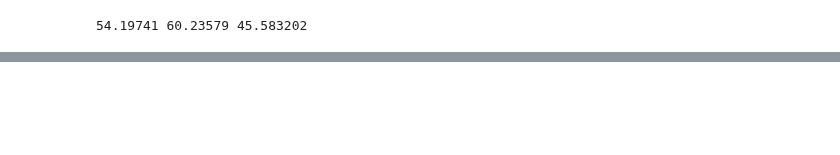
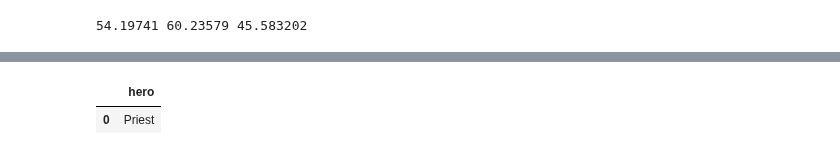
Before and after one commit to gustavo-cornejo/RecSist-Proyecto, a Jupyter notebook: win_rate_prediction.ipynb, the cells around one changed output, grey strips where cells are left out. Saved outputs shown, nothing was run; the diff lists cells and outputs as text; code cells hidden in the pictures; blank space fills up the shorter version.

Commit message:
nuevas redes neuronales para el winrate

```diff
--- a/win_rate_prediction.ipynb
+++ b/win_rate_prediction.ipynb
@@ -285,0 +300,8 @@ model.save("win_rate_NN.keras")
+# %%
+model = keras.models.load_model("win_rate_NN.keras") # importación modelo red neuronal
+#model.summary()
+
+with open("Entrega 2/encoder", "rb") as f:
+    encoder = pickle.load(f)
+with open("win_rate_RF.pkl", "rb") as f:
+    rf = pickle.load(f) # importación modelo random forest
@@ -285,0 +332,14 @@ model.save("win_rate_NN.keras")
+# %%
+mazo_gen_num = data.iloc[5][[f'card_{i}' for i in range(30)]] #if i!=np.int64(2836) else np.random.sample(total_cards2)
+mazo_gen_num  = pd.DataFrame(mazo_gen_num).transpose().reset_index().drop(columns=["index"])
+mazo_gen_num
+mazo_gen_cat1 = pd.DataFrame([{"hero":data.iloc[5]['hero']}])
+mazo_gen_cat2 = pd.DataFrame([{"craft_cost":5645}])
+display(mazo_gen_cat1)
+# encoded_categorical = encoder.transform(mazo_gen_cat)
+# encoded_df = pd.DataFrame(encoded_categorical, columns=encoder.get_feature_names_out())
+# final_df = pd.concat([mazo_gen_cat2,mazo_gen_num, encoded_df], axis=1).rename(columns={"craft_cost":"dust"})
+# display(final_df)
+# %% [output]
+|  | hero |
+| 0 | Priest |
```
Also changed, not shown: parts of 15 cells of this notebook, 2 other files.
